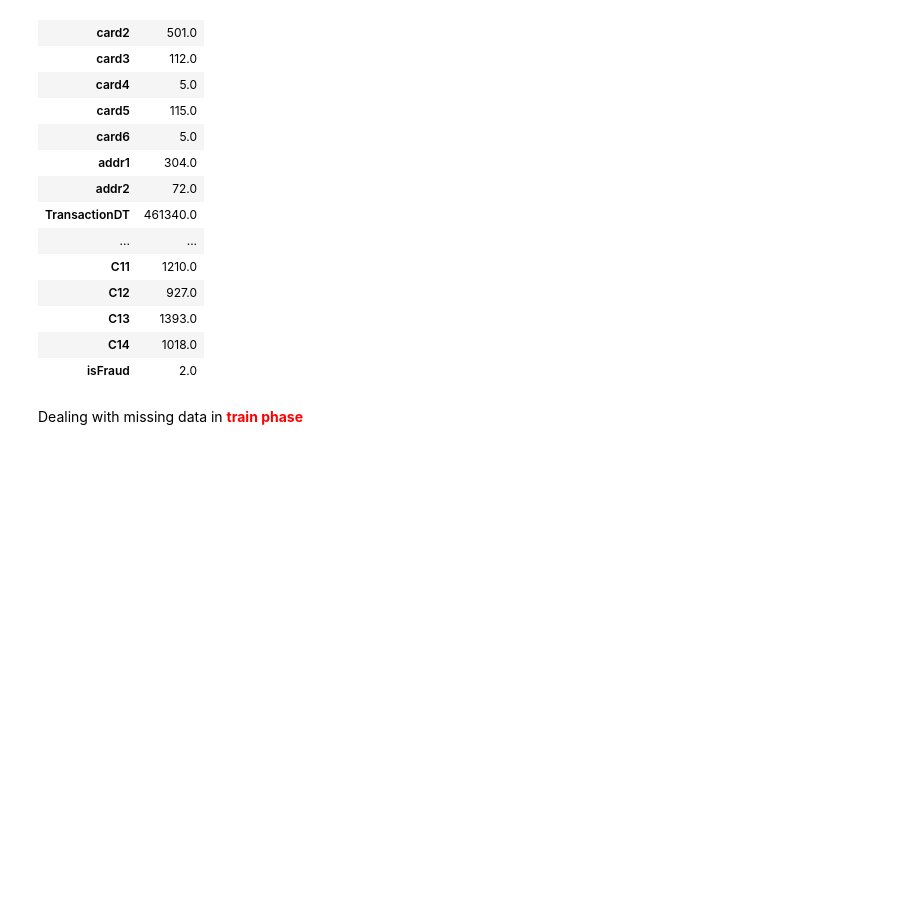
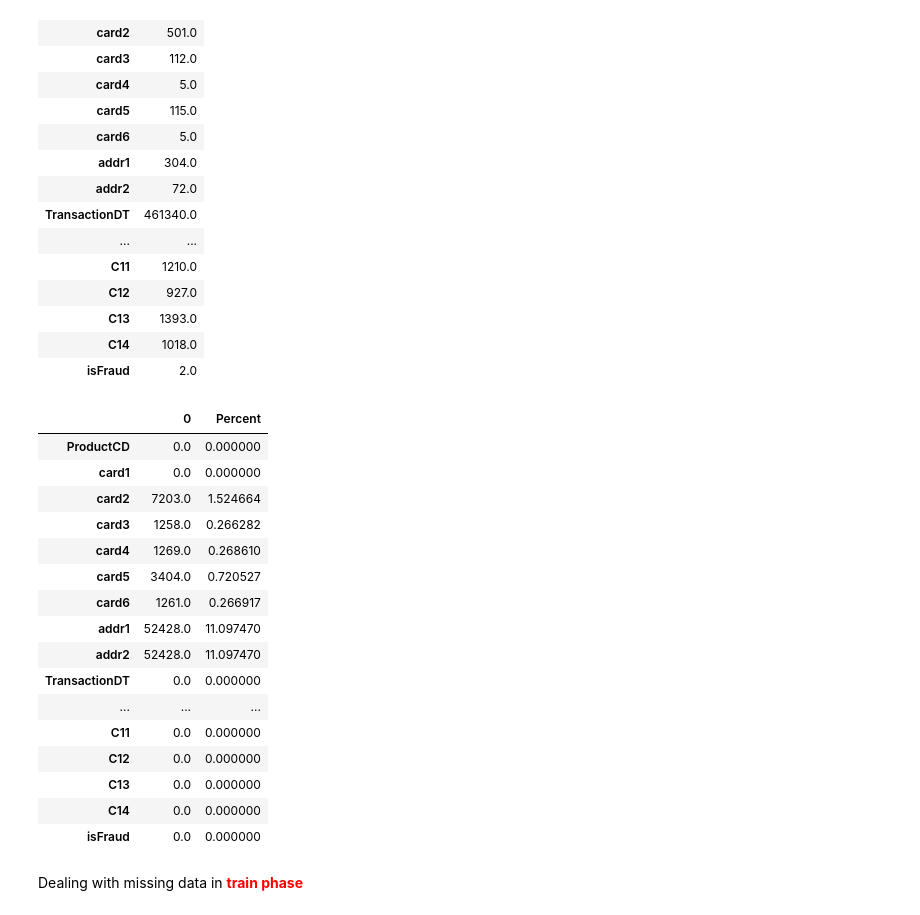
Before and after one commit to YinQingYuanQue/HM1_DT_CS529, a Jupyter notebook: HM1_IndMap.ipynb, the cells around one changed output. Drawn from its saved outputs; the diff is of its cells as text; code cells hidden in the pictures; blank space fills up the shorter version.

```diff
--- a/HM1_IndMap.ipynb
+++ b/HM1_IndMap.ipynb
@@ -105,6 +105,27 @@ UniqueData
 | C13 | 1393.0 |
 | C14 | 1018.0 |
 | isFraud | 2.0 |
+# %%
+MissingData['Percent'] = MissingData[0]*100/472432.0
+MissingData
+# %% [output]
+|  | 0 | Percent |
+| ProductCD | 0.0 | 0.000000 |
+| card1 | 0.0 | 0.000000 |
+| card2 | 7203.0 | 1.524664 |
+| card3 | 1258.0 | 0.266282 |
+| card4 | 1269.0 | 0.268610 |
+| card5 | 3404.0 | 0.720527 |
+| card6 | 1261.0 | 0.266917 |
+| addr1 | 52428.0 | 11.097470 |
+| addr2 | 52428.0 | 11.097470 |
+| TransactionDT | 0.0 | 0.000000 |
+| ... | ... | ... |
+| C11 | 0.0 | 0.000000 |
+| C12 | 0.0 | 0.000000 |
+| C13 | 0.0 | 0.000000 |
+| C14 | 0.0 | 0.000000 |
+| isFraud | 0.0 | 0.000000 |
 # %% [markdown]
 Dealing with missing data in <font color = 'red'> <b>train phase </font>
 # %%
```
Also changed, not shown: 4 other files.
